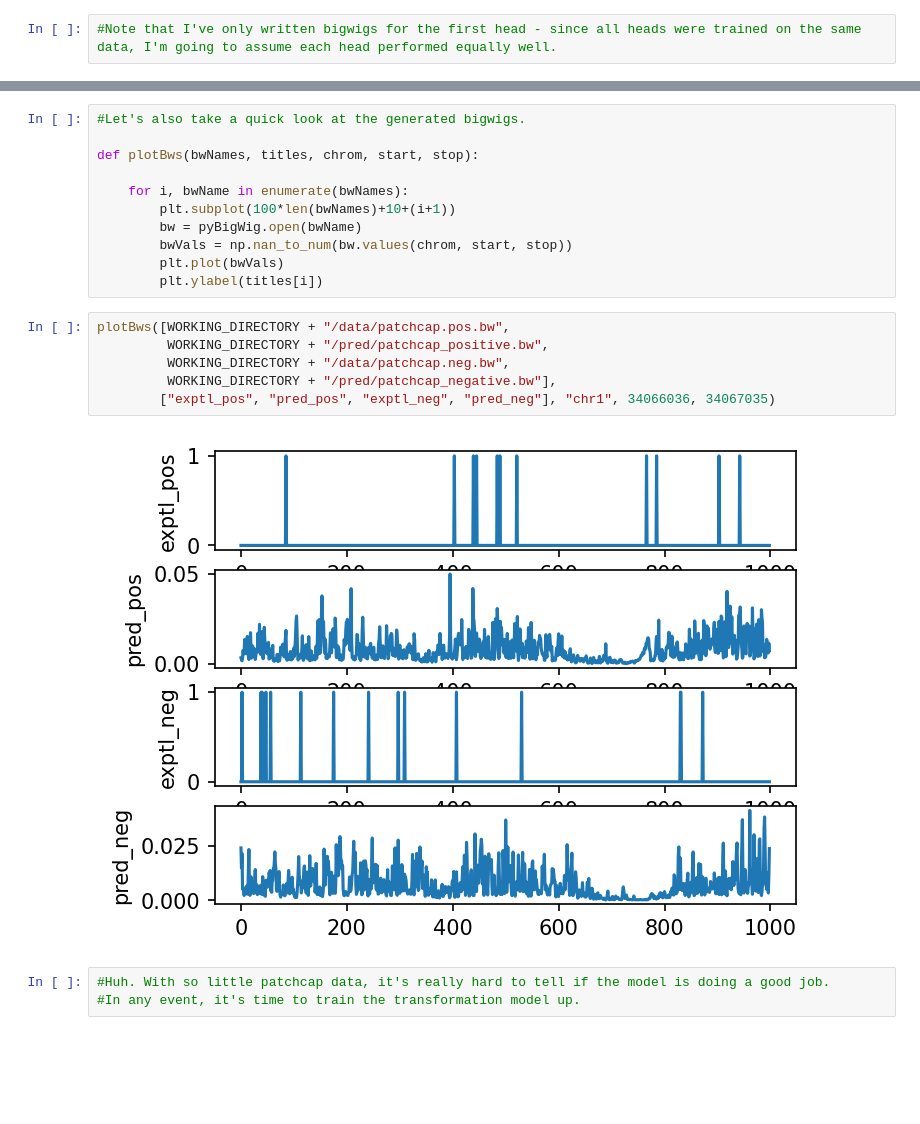
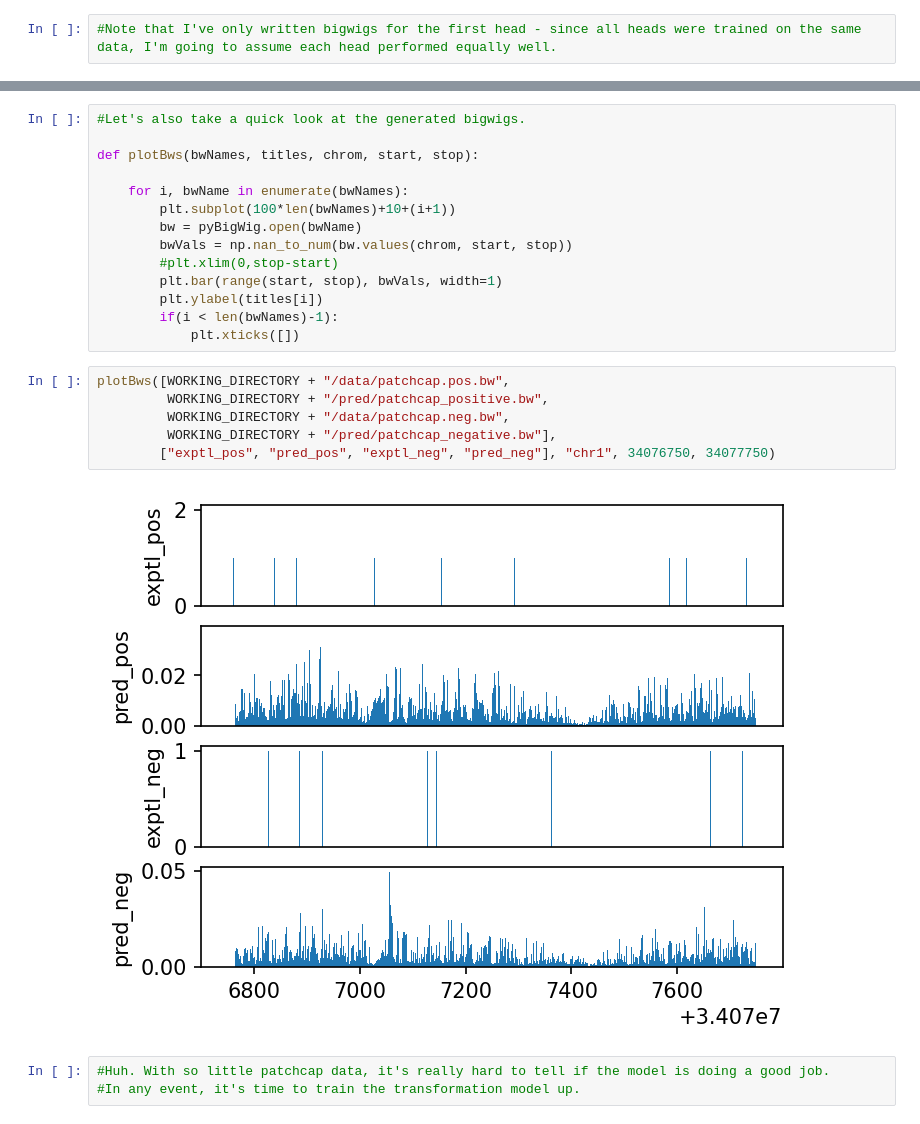
Before and after one commit to mmtrebuchet/bpreveal, a Jupyter notebook: doc/osknExample.ipynb, the cells around one changed output, grey strips where cells are left out. Drawn from its saved outputs; the diff is of its cells as text; blank space fills up the shorter version.

```diff
--- a/doc/osknExample.ipynb
+++ b/doc/osknExample.ipynb
@@ -386,16 +502,19 @@ def plotBws(bwNames, titles, chrom, start, stop):
         plt.subplot(100*len(bwNames)+10+(i+1))
         bw = pyBigWig.open(bwName)
         bwVals = np.nan_to_num(bw.values(chrom, start, stop))
-        plt.plot(bwVals)
+        #plt.xlim(0,stop-start)
+        plt.bar(range(start, stop), bwVals, width=1)
         plt.ylabel(titles[i])
+        if(i < len(bwNames)-1):
+            plt.xticks([])
 # %%
 plotBws([WORKING_DIRECTORY + "/data/patchcap.pos.bw",
          WORKING_DIRECTORY + "/pred/patchcap_positive.bw",
          WORKING_DIRECTORY + "/data/patchcap.neg.bw",
          WORKING_DIRECTORY + "/pred/patchcap_negative.bw"],
-        ["exptl_pos", "pred_pos", "exptl_neg", "pred_neg"], "chr1", 34066036, 34067035)
+        ["exptl_pos", "pred_pos", "exptl_neg", "pred_neg"], "chr1", 34076750, 34077750)
 # %% [output]
-[figure, old version]
+[figure, new version]
 # %%
 #Huh. With so little patchcap data, it's really hard to tell if the model is doing a good job.
 #In any event, it's time to train the transformation model up.
```
Also changed, not shown: parts of 72 cells of this notebook, 15 other files.
